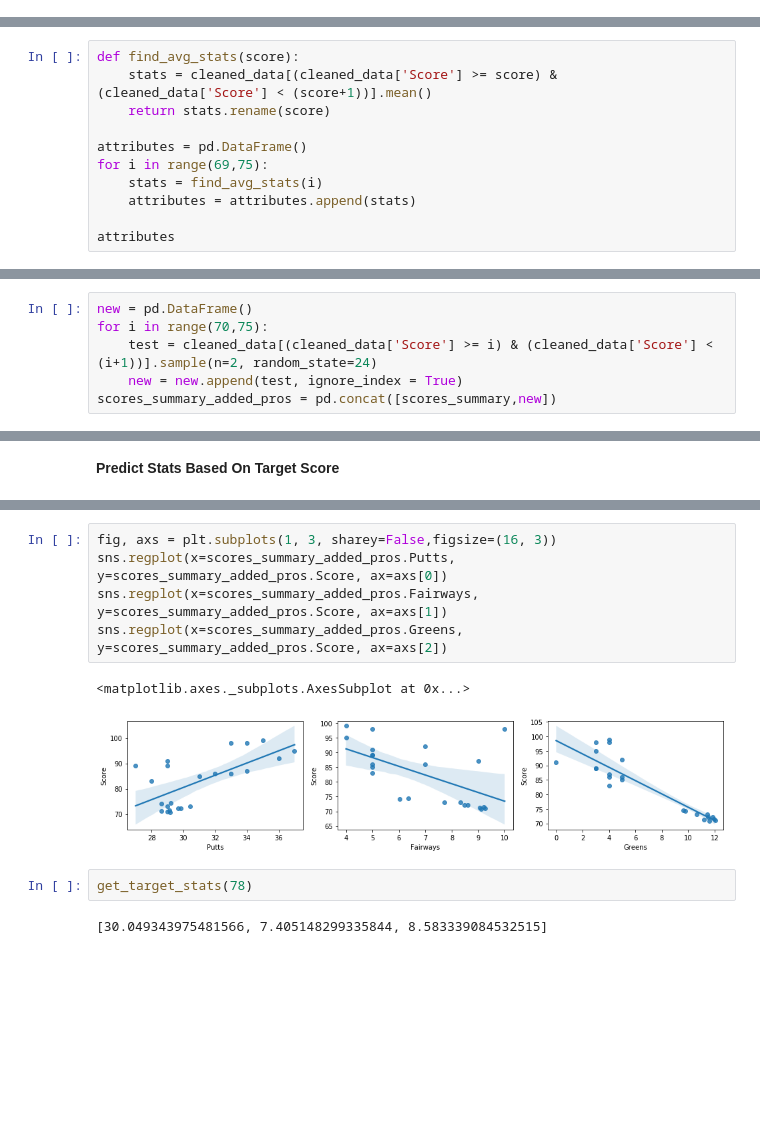
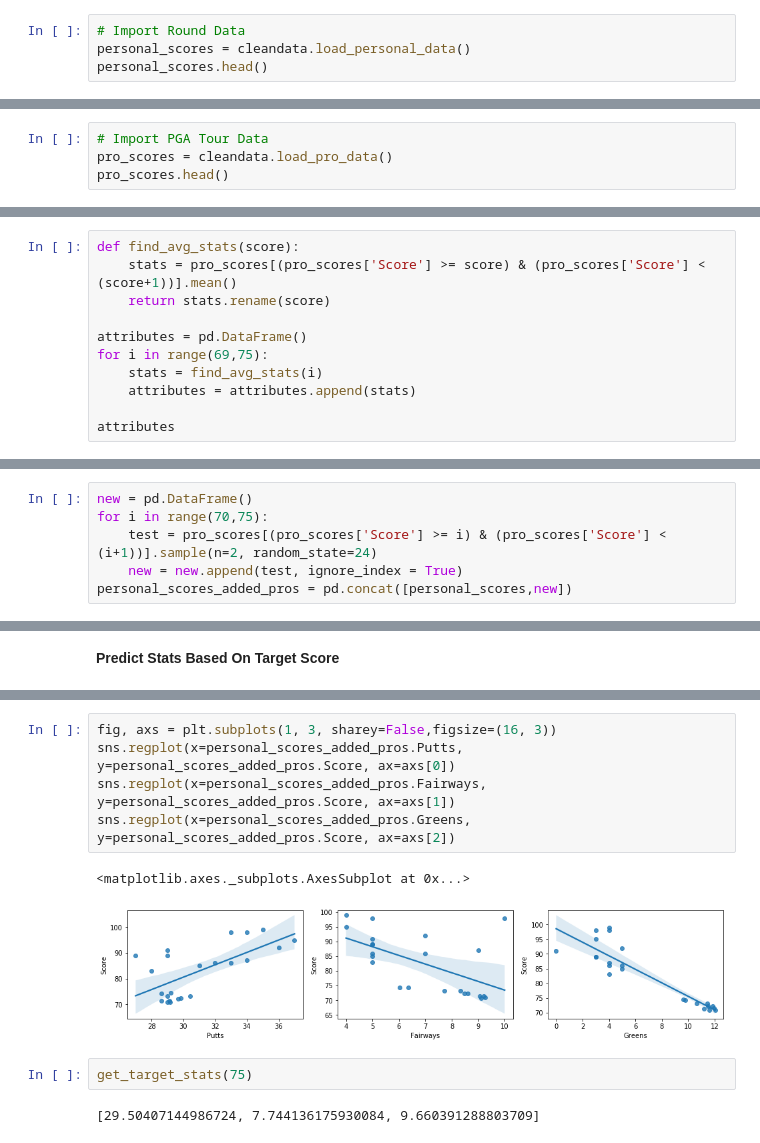
Before and after one commit to mvrahas/predict-golf-score, a Jupyter notebook: Golf-Game-Improvement-Model.ipynb, the cells around one changed output, grey strips where cells are left out. Drawn from its saved outputs; the diff is of its cells as text; blank space fills up the shorter version.

Commit message:
Separate data cleaning into another file

```diff
--- a/Golf-Game-Improvement-Model.ipynb
+++ b/Golf-Game-Improvement-Model.ipynb
@@ -67,0 +16,4 @@ scores_summary.head()
+# %%
+# Import Round Data
+personal_scores = cleandata.load_personal_data()
+personal_scores.head()
@@ -147,0 +81,4 @@ cleaned_data.head()
+# %%
+# Import PGA Tour Data
+pro_scores = cleandata.load_pro_data()
+pro_scores.head()
@@ -156,7 +100,7 @@ cleaned_data['Score'].plot(kind='hist')
 **Average Stats Given Scores**
 # %%
 def find_avg_stats(score):
-    stats = cleaned_data[(cleaned_data['Score'] >= score) & (cleaned_data['Score'] < (score+1))].mean()
+    stats = pro_scores[(pro_scores['Score'] >= score) & (pro_scores['Score'] < (score+1))].mean()
     return stats.rename(score)
 
 attributes = pd.DataFrame()
@@ -180,9 +124,9 @@ By adding in average stats for professional golfers, I can create a more robust
 # %%
 new = pd.DataFrame()
 for i in range(70,75):
-    test = cleaned_data[(cleaned_data['Score'] >= i) & (cleaned_data['Score'] < (i+1))].sample(n=2, random_state=24)
+    test = pro_scores[(pro_scores['Score'] >= i) & (pro_scores['Score'] < (i+1))].sample(n=2, random_state=24)
     new = new.append(test, ignore_index = True)
-scores_summary_added_pros = pd.concat([scores_summary,new])
+personal_scores_added_pros = pd.concat([personal_scores,new])
 # %% [markdown]
 **Scatterplot: The Relationship Between Stats and Score**
 # %%
@@ -314,13 +265,13 @@ def get_target_stats(target_score):
     return target_stats
 # %%
 fig, axs = plt.subplots(1, 3, sharey=False,figsize=(16, 3))
-sns.regplot(x=scores_summary_added_pros.Putts, y=scores_summary_added_pros.Score, ax=axs[0])
-sns.regplot(x=scores_summary_added_pros.Fairways, y=scores_summary_added_pros.Score, ax=axs[1])
-sns.regplot(x=scores_summary_added_pros.Greens, y=scores_summary_added_pros.Score, ax=axs[2])
+sns.regplot(x=personal_scores_added_pros.Putts, y=personal_scores_added_pros.Score, ax=axs[0])
+sns.regplot(x=personal_scores_added_pros.Fairways, y=personal_scores_added_pros.Score, ax=axs[1])
+sns.regplot(x=personal_scores_added_pros.Greens, y=personal_scores_added_pros.Score, ax=axs[2])
 # %% [output]
 <matplotlib.axes._subplots.AxesSubplot at 0x...>
-[figure, old version]
+[figure, new version]
 # %%
-get_target_stats(78)
+get_target_stats(75)
 # %% [output]
-[30.049343975481566, 7.405148299335844, 8.583339084532515]
+[29.50407144986724, 7.744136175930084, 9.660391288803709]
```
Also changed, not shown: parts of 24 cells of this notebook, 8 other files.
